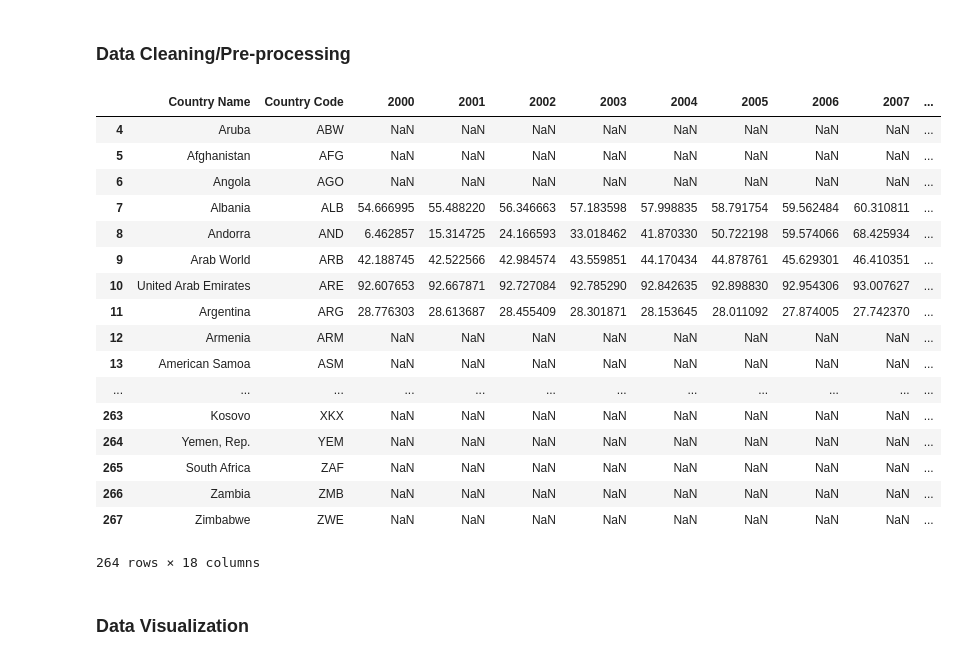
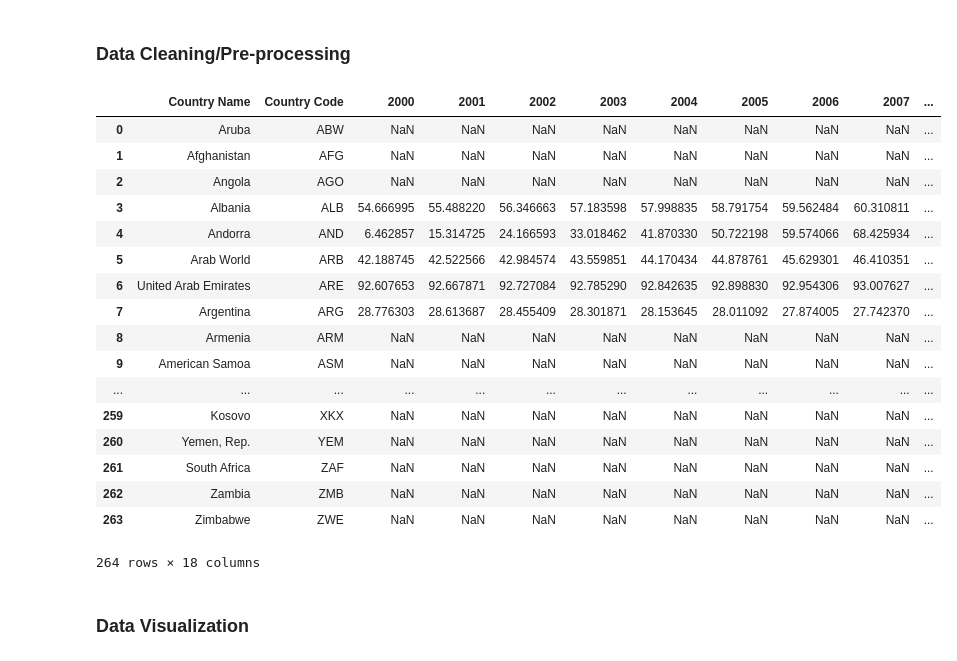
Before and after one commit to debbievo/COGS108_Repo, a Jupyter notebook: Nadya's.ipynb, the cells around one changed output. Cells and saved outputs as stored; diff of their text form; code cells hidden in the pictures.

Commit message:
Renaming columns and index

```diff
--- a/Nadya's.ipynb
+++ b/Nadya's.ipynb
@@ -60,40 +60,44 @@ from scipy.stats import ttest_ind, chisquare, normaltest
 # %%
 improvedSani = pd.read_csv('ImprovedSanitation.csv')
 
 #Drop the first 3 rows - consisting unrelated information to the data being used
 improvedSani = improvedSani.drop(improvedSani.index[[0,1,2]])
 
 #Set the value of the 1st row to be the column labels
 improvedSani.columns = improvedSani.iloc[0]
 #Drop the first row
 improvedSani = improvedSani.drop(improvedSani.index[[0]])
 del improvedSani.columns.name
-improvedSani= improvedSani.drop(columns=['Indicator Code','Indicator Name'])
 
-improvedSani = improvedSani.rename(index=str, columns={2000.0: 2000, 2001.0:2001, 2002.0:2002, 2003.0:2003, 2004.0:2004,
+#Reset the index count and drop unnecessary columns
+improvedSani.reset_index(level=0, inplace=True)
+improvedSani= improvedSani.drop(columns=['index','Indicator Code','Indicator Name'])
+
+improvedSani = improvedSani.rename(columns={2000.0: 2000, 2001.0:2001, 2002.0:2002, 2003.0:2003, 2004.0:2004,
                                                        2005.0:2005, 2006.0:2006, 2007.0:2007, 2008.0:2008, 2009.0:2009,
                                                        2010.0:2010, 2011.0:2011, 2012.0:2012, 2013.0:2013, 2014.0:2014,
                                                        2015.0:2015,})
-#improvedSani[''] = improvedSani.reset_index().index
+
+
 improvedSani
 # %% [output]
 |  | Country Name | Country Code | 2000 | 2001 | 2002 | 2003 | 2004 | 2005 | 2006 | 2007 | ... |
-| 4 | Aruba | ABW | NaN | NaN | NaN | NaN | NaN | NaN | NaN | NaN | ... |
-| 5 | Afghanistan | AFG | NaN | NaN | NaN | NaN | NaN | NaN | NaN | NaN | ... |
-| 6 | Angola | AGO | NaN | NaN | NaN | NaN | NaN | NaN | NaN | NaN | ... |
-| 7 | Albania | ALB | 54.666995 | 55.488220 | 56.346663 | 57.183598 | 57.998835 | 58.791754 | 59.562484 | 60.310811 | ... |
-| 8 | Andorra | AND | 6.462857 | 15.314725 | 24.166593 | 33.018462 | 41.870330 | 50.722198 | 59.574066 | 68.425934 | ... |
-| 9 | Arab World | ARB | 42.188745 | 42.522566 | 42.984574 | 43.559851 | 44.170434 | 44.878761 | 45.629301 | 46.410351 | ... |
-| 10 | United Arab Emirates | ARE | 92.607653 | 92.667871 | 92.727084 | 92.785290 | 92.842635 | 92.898830 | 92.954306 | 93.007627 | ... |
-| 11 | Argentina | ARG | 28.776303 | 28.613687 | 28.455409 | 28.301871 | 28.153645 | 28.011092 | 27.874005 | 27.742370 | ... |
-| 12 | Armenia | ARM | NaN | NaN | NaN | NaN | NaN | NaN | NaN | NaN | ... |
-| 13 | American Samoa | ASM | NaN | NaN | NaN | NaN | NaN | NaN | NaN | NaN | ... |
+| 0 | Aruba | ABW | NaN | NaN | NaN | NaN | NaN | NaN | NaN | NaN | ... |
+| 1 | Afghanistan | AFG | NaN | NaN | NaN | NaN | NaN | NaN | NaN | NaN | ... |
+| 2 | Angola | AGO | NaN | NaN | NaN | NaN | NaN | NaN | NaN | NaN | ... |
+| 3 | Albania | ALB | 54.666995 | 55.488220 | 56.346663 | 57.183598 | 57.998835 | 58.791754 | 59.562484 | 60.310811 | ... |
+| 4 | Andorra | AND | 6.462857 | 15.314725 | 24.166593 | 33.018462 | 41.870330 | 50.722198 | 59.574066 | 68.425934 | ... |
+| 5 | Arab World | ARB | 42.188745 | 42.522566 | 42.984574 | 43.559851 | 44.170434 | 44.878761 | 45.629301 | 46.410351 | ... |
+| 6 | United Arab Emirates | ARE | 92.607653 | 92.667871 | 92.727084 | 92.785290 | 92.842635 | 92.898830 | 92.954306 | 93.007627 | ... |
+| 7 | Argentina | ARG | 28.776303 | 28.613687 | 28.455409 | 28.301871 | 28.153645 | 28.011092 | 27.874005 | 27.742370 | ... |
+| 8 | Armenia | ARM | NaN | NaN | NaN | NaN | NaN | NaN | NaN | NaN | ... |
+| 9 | American Samoa | ASM | NaN | NaN | NaN | NaN | NaN | NaN | NaN | NaN | ... |
 | ... | ... | ... | ... | ... | ... | ... | ... | ... | ... | ... | ... |
-| 263 | Kosovo | XKX | NaN | NaN | NaN | NaN | NaN | NaN | NaN | NaN | ... |
-| 264 | Yemen, Rep. | YEM | NaN | NaN | NaN | NaN | NaN | NaN | NaN | NaN | ... |
-| 265 | South Africa | ZAF | NaN | NaN | NaN | NaN | NaN | NaN | NaN | NaN | ... |
-| 266 | Zambia | ZMB | NaN | NaN | NaN | NaN | NaN | NaN | NaN | NaN | ... |
-| 267 | Zimbabwe | ZWE | NaN | NaN | NaN | NaN | NaN | NaN | NaN | NaN | ... |
+| 259 | Kosovo | XKX | NaN | NaN | NaN | NaN | NaN | NaN | NaN | NaN | ... |
+| 260 | Yemen, Rep. | YEM | NaN | NaN | NaN | NaN | NaN | NaN | NaN | NaN | ... |
+| 261 | South Africa | ZAF | NaN | NaN | NaN | NaN | NaN | NaN | NaN | NaN | ... |
+| 262 | Zambia | ZMB | NaN | NaN | NaN | NaN | NaN | NaN | NaN | NaN | ... |
+| 263 | Zimbabwe | ZWE | NaN | NaN | NaN | NaN | NaN | NaN | NaN | NaN | ... |
 264 rows × 18 columns
 # %% [markdown]
 ### Data Visualization
```
